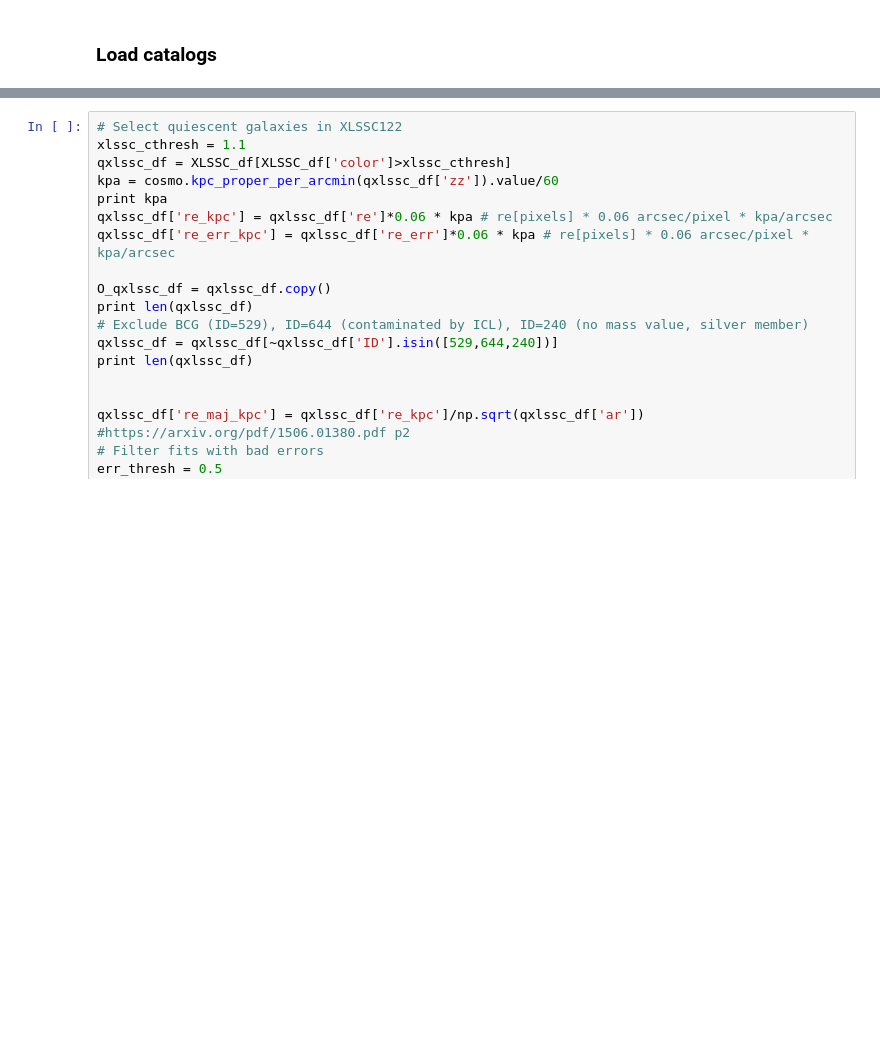
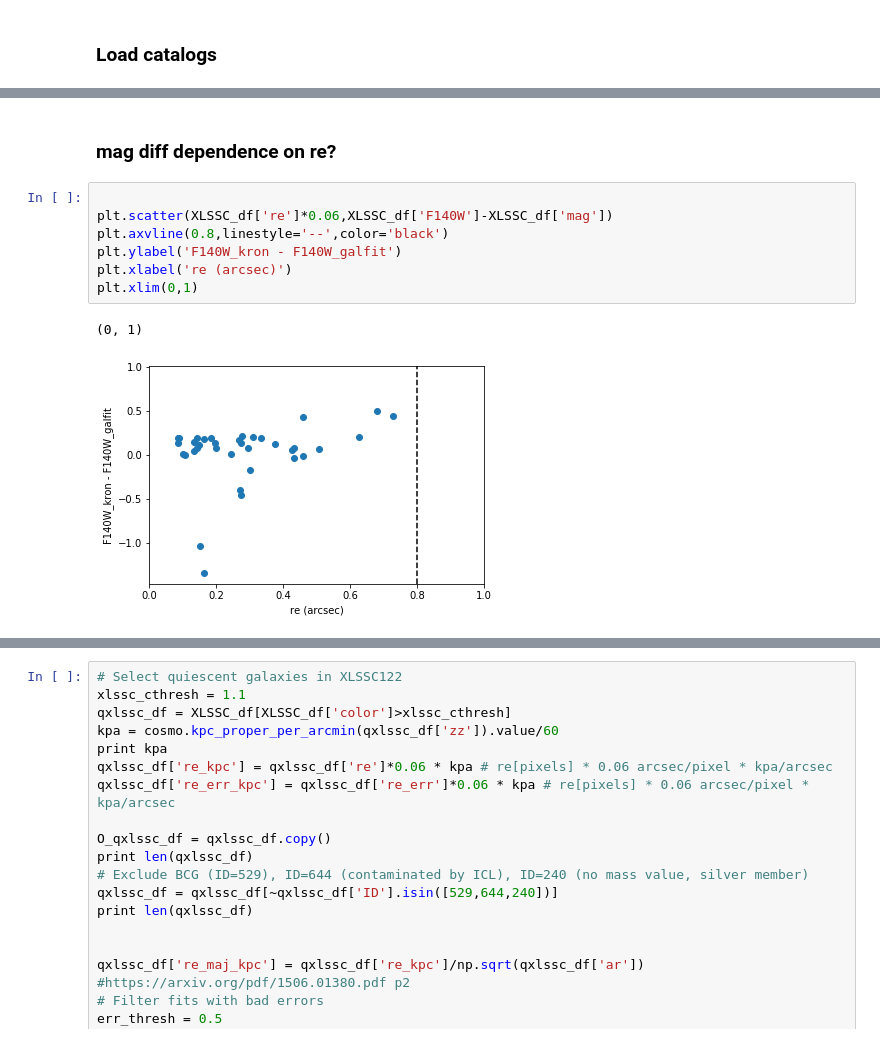
Before and after one commit to enoordeh/GalaxyPops, a Jupyter notebook: Analysis/mass_size.ipynb, the cells around one changed output, grey strips where cells are left out. Cells and saved outputs as stored; diff of their text form; blank space fills up the shorter version.

```diff
--- a/Analysis/mass_size.ipynb
+++ b/Analysis/mass_size.ipynb
@@ -40,0 +62,12 @@ XLSSC_df = pd.read_csv('/data/emiln/XLSSC122_GalPops/Analysis/Results/hst_galfit
+# %% [markdown]
+### mag diff dependence on re?
+# %%
+
+plt.scatter(XLSSC_df['re']*0.06,XLSSC_df['F140W']-XLSSC_df['mag'])
+plt.axvline(0.8,linestyle='--',color='black')
+plt.ylabel('F140W_kron - F140W_galfit')
+plt.xlabel('re (arcsec)')
+plt.xlim(0,1)
+# %% [output]
+(0, 1)
+[figure, added]
```
Also changed, not shown: parts of 7 cells of this notebook, 3 other files.
